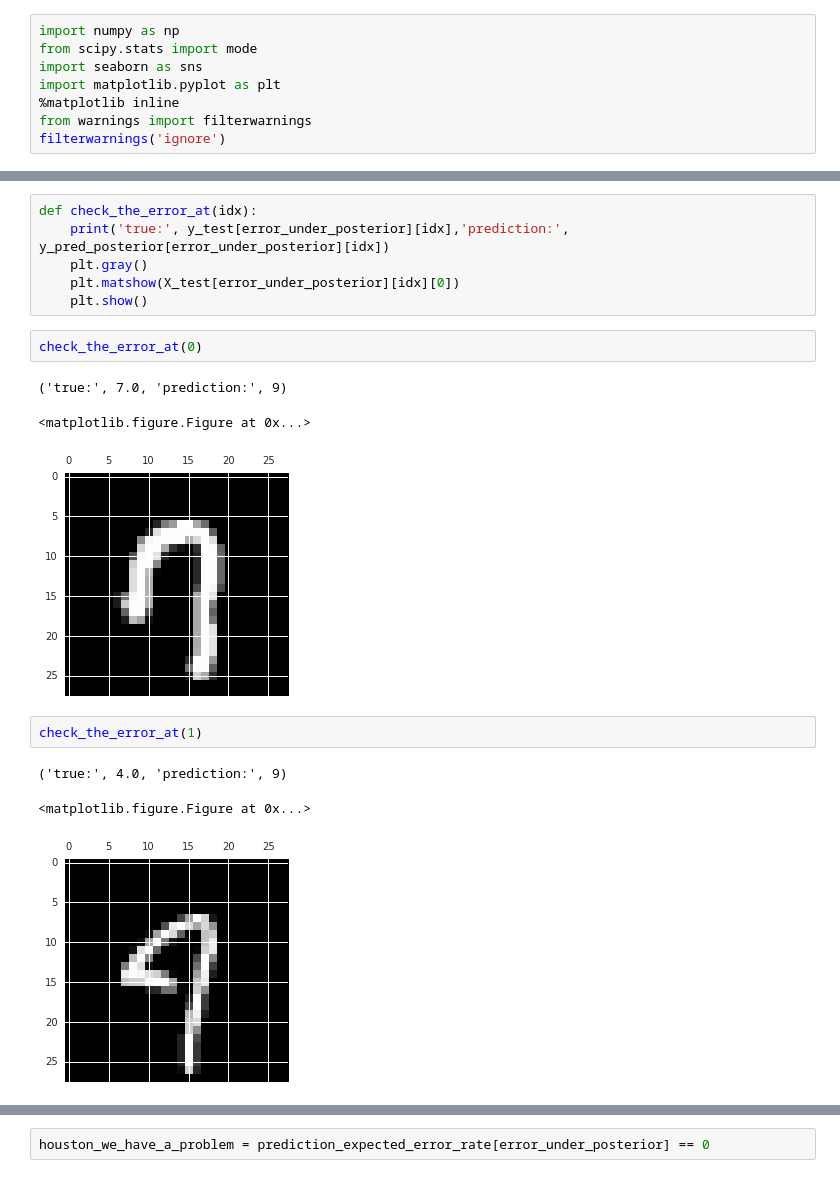
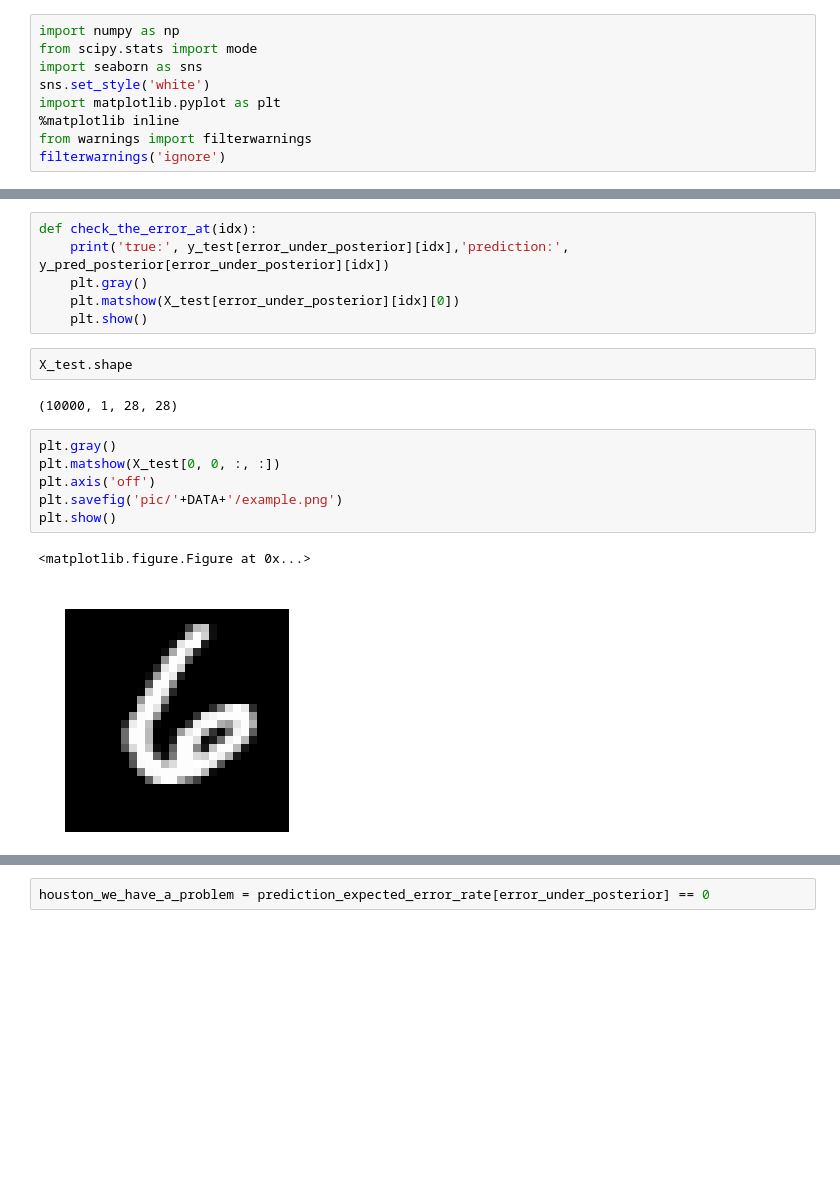
Before and after one commit to isachenkoroma/BNN, a Jupyter notebook: code/MNIST.ipynb, the cells around one changed output, grey strips where cells are left out. Cells and saved outputs as stored; diff of their text form; blank space fills up the shorter version.

```diff
--- a/code/MNIST.ipynb
+++ b/code/MNIST.ipynb
@@ -2,6 +2,7 @@
 import numpy as np
 from scipy.stats import mode
 import seaborn as sns
+sns.set_style('white')
 import matplotlib.pyplot as plt
 %matplotlib inline
 from warnings import filterwarnings
@@ -192,16 +200,17 @@ def check_the_error_at(idx):
     plt.gray()
     plt.matshow(X_test[error_under_posterior][idx][0])
     plt.show()
-# %%
-check_the_error_at(0)
-# %% [output]
-('true:', 7.0, 'prediction:', 9)
-<matplotlib.figure.Figure at 0x...>
-[figure, removed]
-# %%
-check_the_error_at(1)
-# %% [output]
-('true:', 4.0, 'prediction:', 9)
-<matplotlib.figure.Figure at 0x...>
-[figure, removed]
+# %%
+X_test.shape
+# %% [output]
+(10000, 1, 28, 28)
+# %%
+plt.gray()
+plt.matshow(X_test[0, 0, :, :])
+plt.axis('off')
+plt.savefig('pic/'+DATA+'/example.png')
+plt.show()
+# %% [output]
+<matplotlib.figure.Figure at 0x...>
+[figure, added]
 # %%
```
Also changed, not shown: parts of 18 cells of this notebook, 8 other files.
